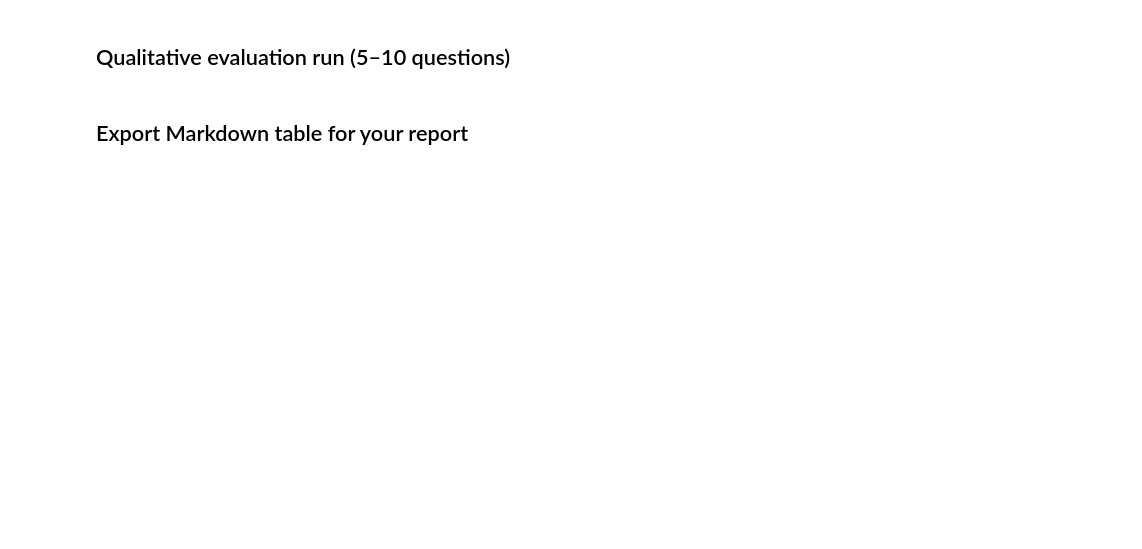
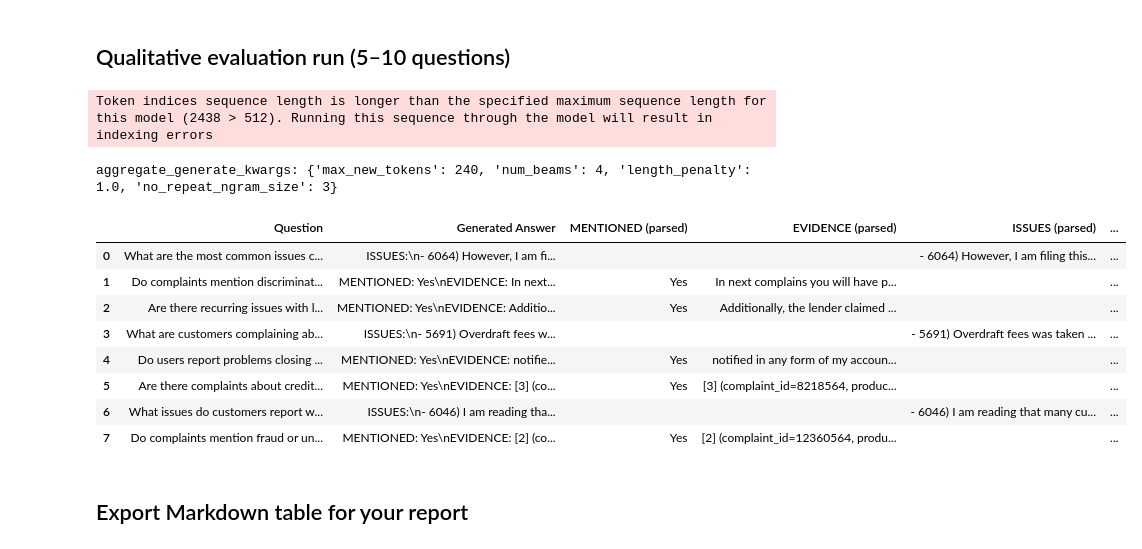
Before and after one commit to Moggycool/Intelligent-Complaint-Analysis, a Jupyter notebook: notebooks/03_task3_rag_evaluation.ipynb, the cells around one changed output. Cells and saved outputs as stored; diff of their text form; code cells hidden in the pictures; blank space fills up the shorter version.

```diff
--- a/notebooks/03_task3_rag_evaluation.ipynb
+++ b/notebooks/03_task3_rag_evaluation.ipynb
@@ -100,31 +126,52 @@ for s in res.sources[:2]:
 # %%
 # --- Qualitative evaluation run (5–10 questions) ---
 questions = [
     "What are the most common issues customers complain about regarding credit card charges?",
     "Do complaints mention discrimination? What situations are described?",
     "Are there recurring issues with loan payment posting delays or misapplied payments?",
     "What are customers complaining about regarding overdraft or unexpected fees?",
     "Do users report problems closing accounts or cancelling services?",
     "Are there complaints about credit reporting errors or incorrect delinquency reporting?",
     "What issues do customers report with customer service responsiveness?",
     "Do complaints mention fraud or unauthorized transactions?",
 ]
 
+# (Optional but recommended) quick sanity check that you reloaded the patched pipeline
+# If your RAGPipeline has these attributes, you're on the updated version.
+print("aggregate_generate_kwargs:", getattr(
+    rag, "aggregate_generate_kwargs", None))
+
 rag_results = []
 for q in questions:
-    kq = dynamic_k(q, rag.k)
-    rag_results.append(rag.answer(q, k=kq))
+    # If you kept my updated rag_pipeline.py, it can auto-apply dynamic_k when k=None.
+    # But leaving your explicit dynamic_k call is perfectly fine.
+    kq = dynamic_k(q, base_k=rag.k)
+    rag_results.append(rag.answer(q, k=kq, return_prompt=False))
 
 results_for_eval: List[Dict[str, Any]] = [
     {"question": r.question, "answer": r.answer, "sources": r.sources}
     for r in rag_results
 ]
 
 df = evaluate_responses(results_for_eval)
 
 df_eval = df.copy()
 df_eval["qualitative_feedback"] = ""
-display(df_eval.head())
+
+display(df_eval)
+# df_eval.to_csv("processed/task3_eval.csv", index=False)
+# %% [output]
+Token indices sequence length is longer than the specified maximum sequence length for this model (2438 > 512). Running this sequence through the model will result in indexing errors
+aggregate_generate_kwargs: {'max_new_tokens': 240, 'num_beams': 4, 'length_penalty': 1.0, 'no_repeat_ngram_size': 3}
+|  | Question | Generated Answer | MENTIONED (parsed) | EVIDENCE (parsed) | ISSUES (parsed) | ... |
+| 0 | What are the most common issues c... | ISSUES:\n- 6064) However, I am fi... |  |  | - 6064) However, I am filing this... | ... |
+| 1 | Do complaints mention discriminat... | MENTIONED: Yes\nEVIDENCE: In next... | Yes | In next complains you will have p... |  | ... |
+| 2 | Are there recurring issues with l... | MENTIONED: Yes\nEVIDENCE: Additio... | Yes | Additionally, the lender claimed ... |  | ... |
+| 3 | What are customers complaining ab... | ISSUES:\n- 5691) Overdraft fees w... |  |  | - 5691) Overdraft fees was taken ... | ... |
+| 4 | Do users report problems closing ... | MENTIONED: Yes\nEVIDENCE: notifie... | Yes | notified in any form of my accoun... |  | ... |
+| 5 | Are there complaints about credit... | MENTIONED: Yes\nEVIDENCE: [3] (co... | Yes | [3] (complaint_id=8218564, produc... |  | ... |
+| 6 | What issues do customers report w... | ISSUES:\n- 6046) I am reading tha... |  |  | - 6046) I am reading that many cu... | ... |
+| 7 | Do complaints mention fraud or un... | MENTIONED: Yes\nEVIDENCE: [2] (co... | Yes | [2] (complaint_id=12360564, produ... |  | ... |
 # %% [markdown]
 ## Export Markdown table for your report
 # %%
```
Also changed, not shown: parts of 8 cells of this notebook, 3 other files.
